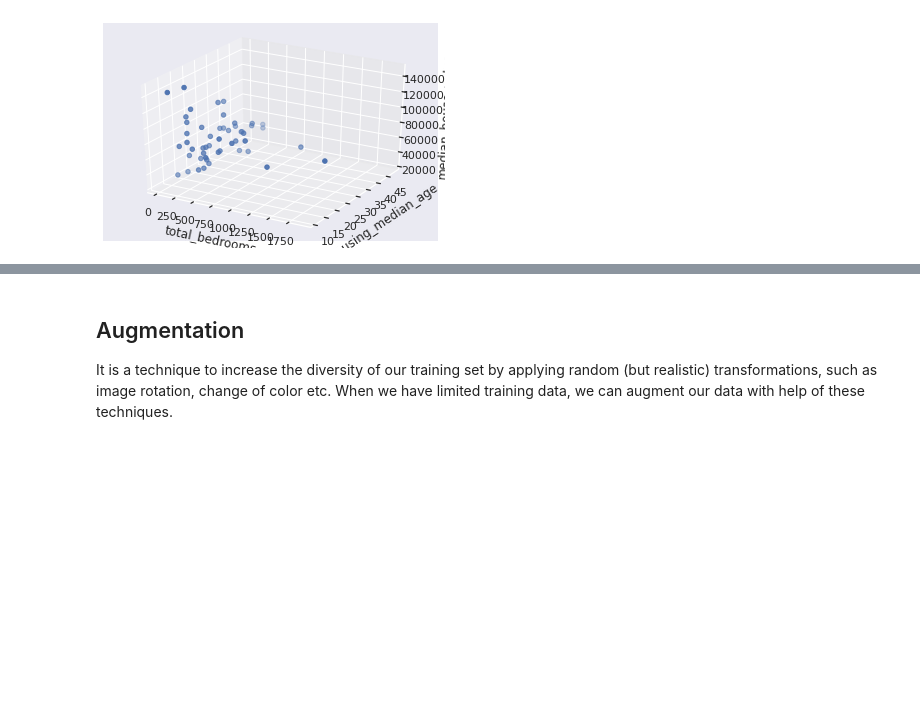
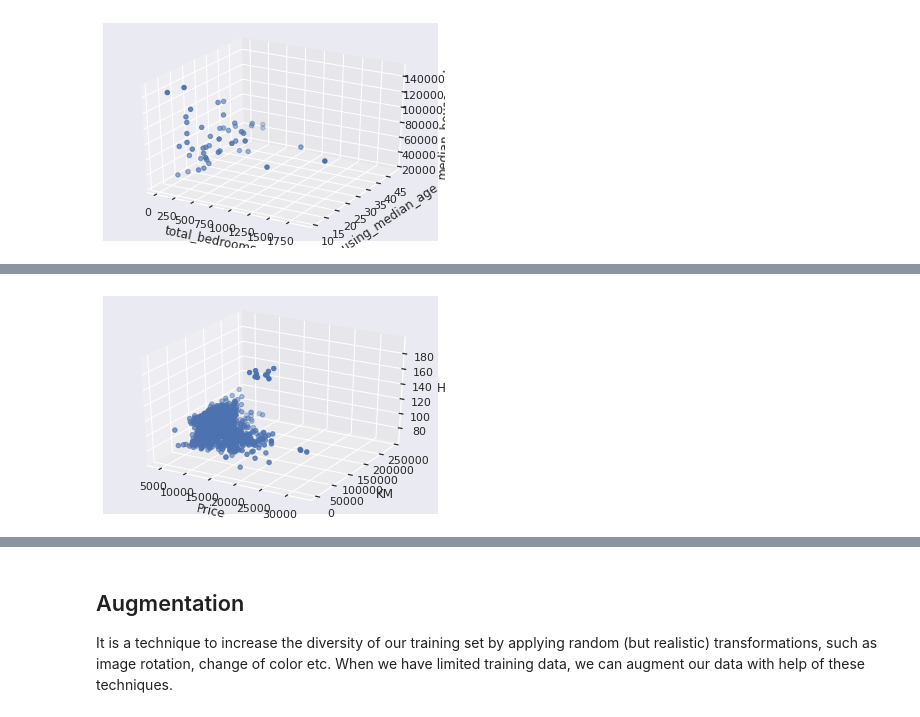
Before and after one commit to VDliveson/FMML-assignment, a Jupyter notebook: FMML_Aug22_M1Lab2_DataFeatures&Augmentation.ipynb, the cells around one changed output, grey strips where cells are left out. Saved outputs shown, nothing was run; the diff lists cells and outputs as text; code cells hidden in the pictures; blank space fills up the shorter version.

```diff
--- a/FMML_Aug22_M1Lab2_DataFeatures&Augmentation.ipynb
+++ b/FMML_Aug22_M1Lab2_DataFeatures&Augmentation.ipynb
@@ -551,0 +547,3 @@ plt.show()
+# %%
+cars = pd.read_csv('/content/drive/MyDrive/datasets/ToyotaCorolla.xls')
+cars.head()
@@ -551,0 +591,4 @@ plt.show()
+# %%
+## Making one hot encoding
+cars = pd.get_dummies(cars, columns = ['FuelType'])
+cars.head()
@@ -551,0 +602,18 @@ plt.show()
+# %%
+sns.set(style = "darkgrid")
+
+fig = plt.figure()
+ax = fig.add_subplot(111, projection = '3d')
+
+x = cars['Price']
+y = cars['KM']
+z = cars['HP']
+
+ax.set_xlabel("Price")
+ax.set_ylabel("KM")
+ax.set_zlabel("HP")
+
+ax.scatter(x,y,z)
+plt.show()
+# %% [output]
+[figure, added]
```
Also changed, not shown: parts of 25 cells of this notebook.
